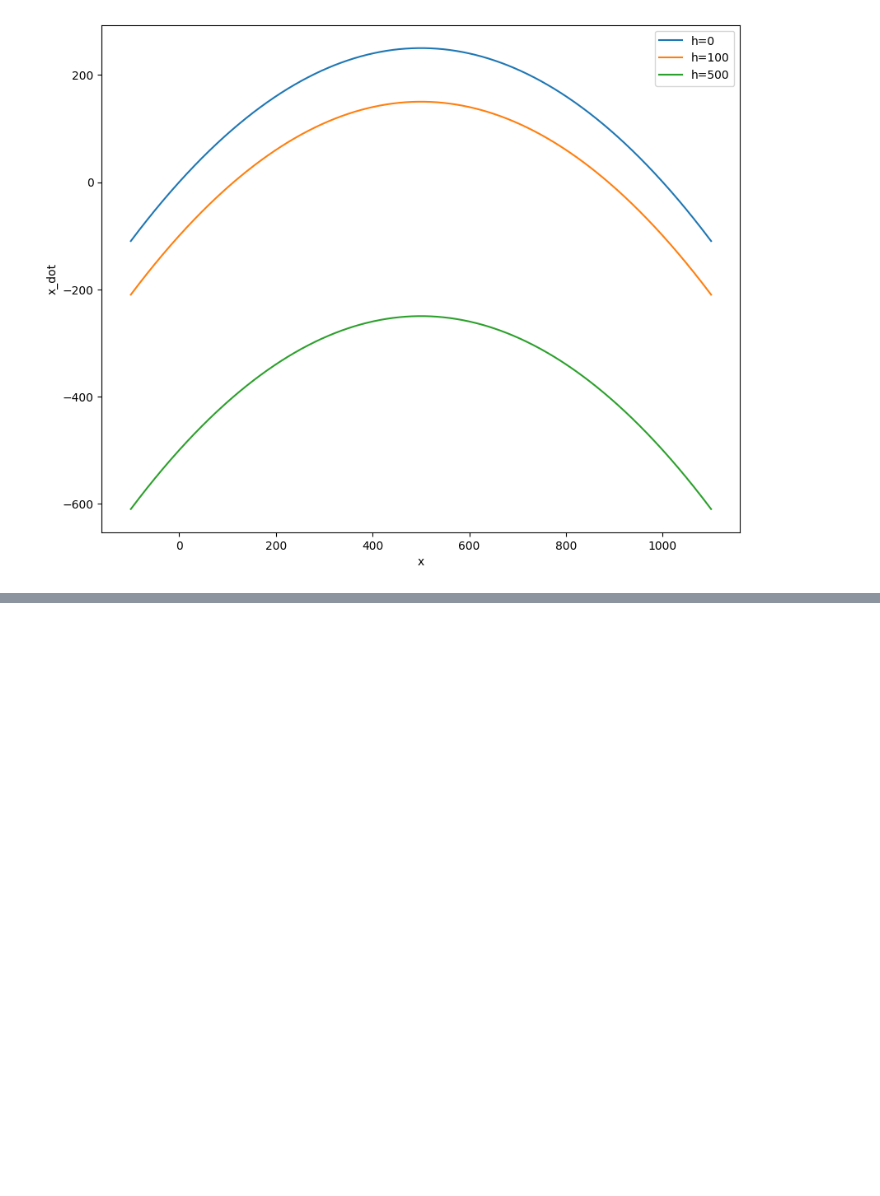
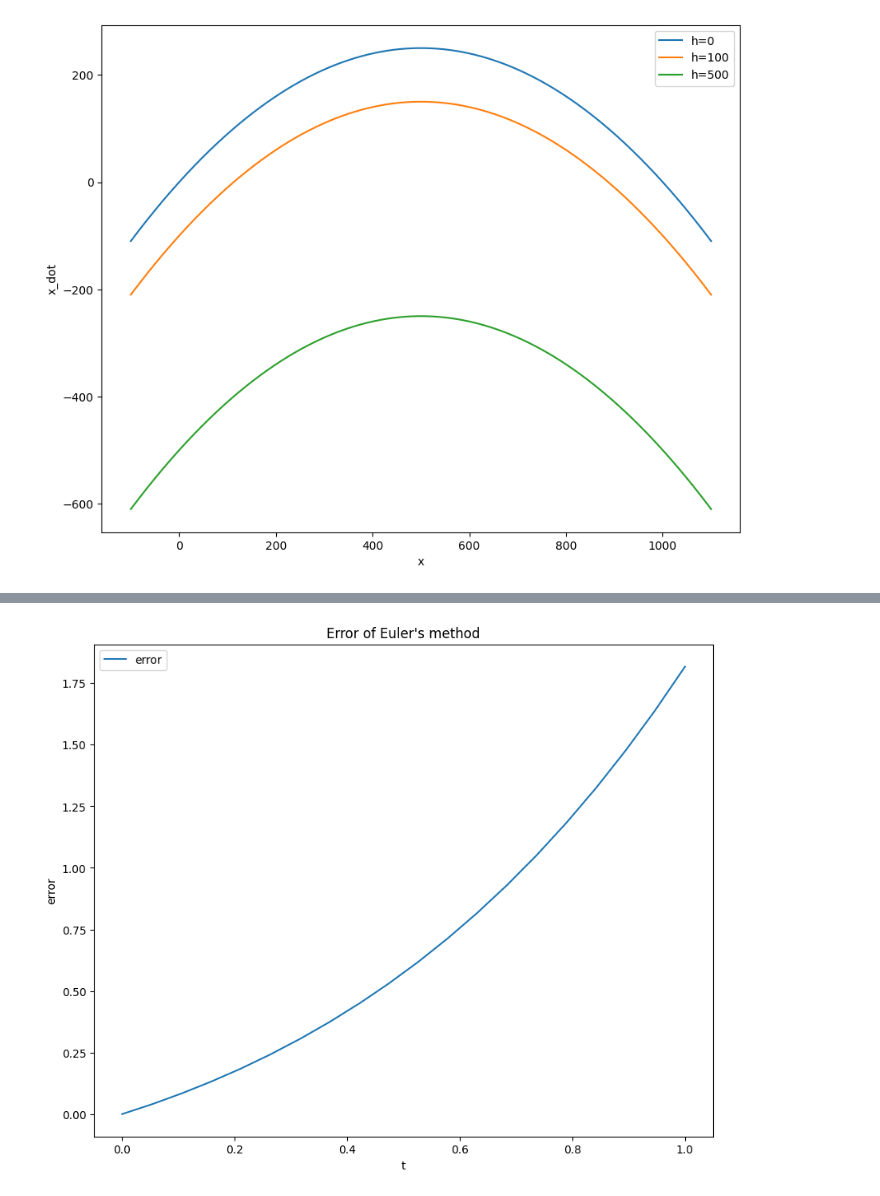
Before and after one commit to akshaTec/AKSum_CS_302, a Jupyter notebook: Lab3/q1.ipynb, the cells around one changed output, grey strips where cells are left out. Saved outputs shown, nothing was run; the diff lists cells and outputs as text; code cells hidden in the pictures; blank space fills up the shorter version.

```diff
--- a/Lab3/q1.ipynb
+++ b/Lab3/q1.ipynb
@@ -59,0 +102,2 @@ plt.show()
+# %%
+err=x_any - xt1
@@ -59,0 +117,12 @@ plt.show()
+# %%
+plt.figure(figsize=(10,8))
+plt.title("Error of Euler's method")
+plt.xlabel('t')
+plt.ylabel('error')
+plt.plot(t, err , label='error')
+# plt.plot(t, x_any, label='xt_analytical')
+# plt.plot(t, xt3, label='h=500')
+plt.legend()
+plt.show()
+# %% [output]
+[figure, added]
```
Also changed, not shown: parts of 12 cells of this notebook.
